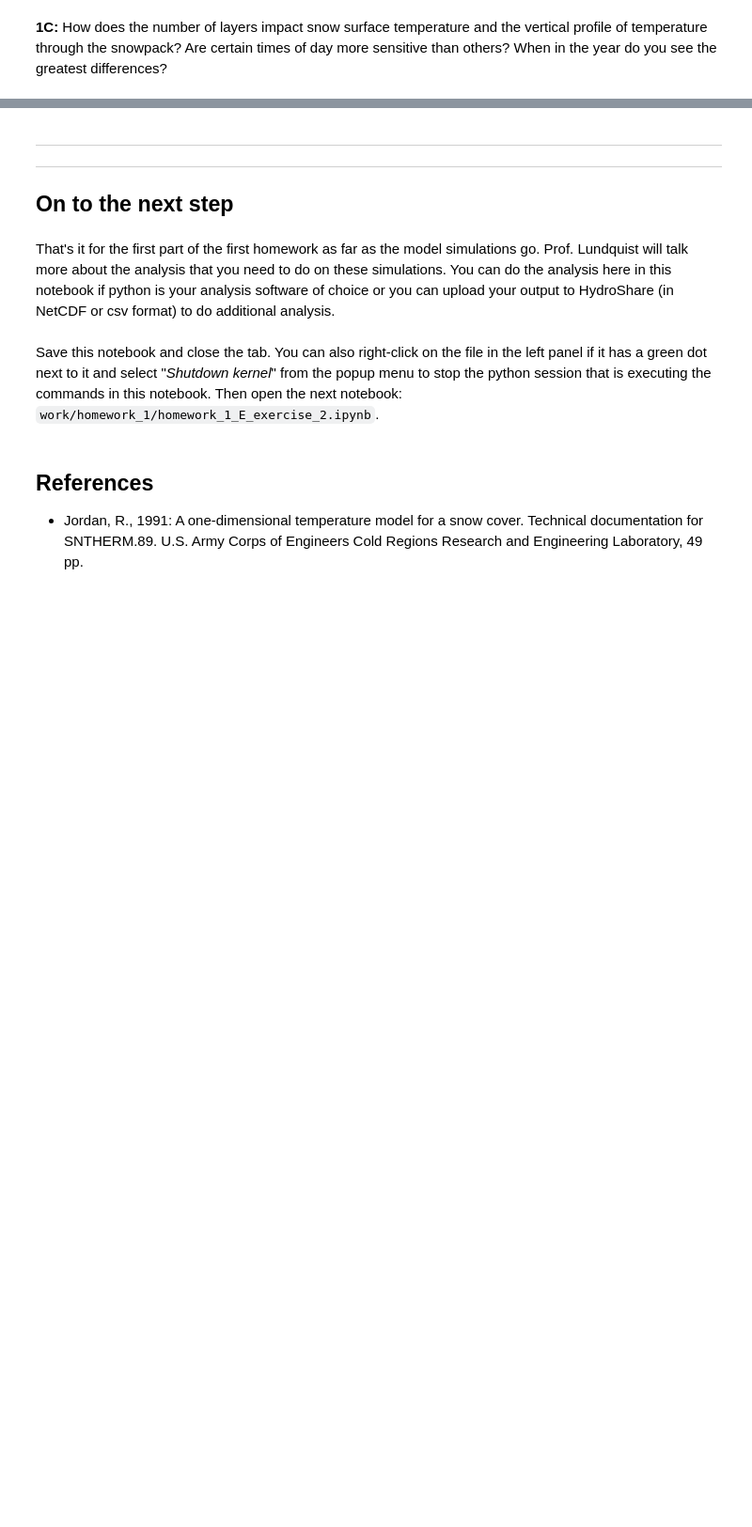
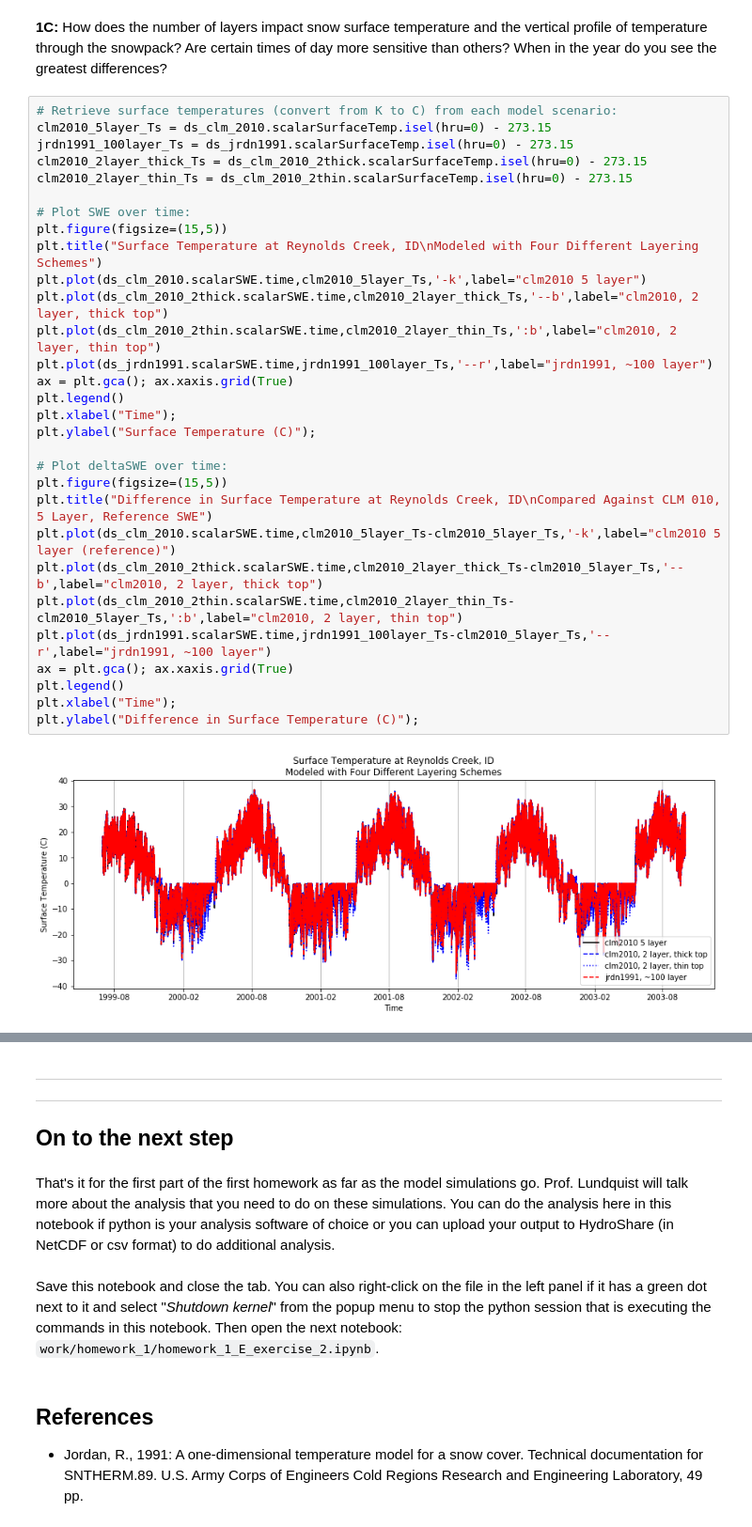
Before and after one commit to spestana/snowhydro-summa, a Jupyter notebook: homework_1/homework_1_D_exercise_1.ipynb, the cells around one changed output, grey strips where cells are left out. Shown at 94% size. Saved outputs shown, nothing was run; the diff lists cells and outputs as text; blank space fills up the shorter version.

```diff
--- a/homework_1/homework_1_D_exercise_1.ipynb
+++ b/homework_1/homework_1_D_exercise_1.ipynb
@@ -360,2 +370,34 @@ plt.ylabel("Difference in Snow Density (kg m-3)");
 # %% [markdown]
 __1C:__ How does the number of layers impact snow surface temperature and the vertical profile of temperature through the snowpack? Are certain times of day more sensitive than others? When in the year do you see the greatest differences?
+# %%
+# Retrieve surface temperatures (convert from K to C) from each model scenario:
+clm2010_5layer_Ts = ds_clm_2010.scalarSurfaceTemp.isel(hru=0) - 273.15
+jrdn1991_100layer_Ts = ds_jrdn1991.scalarSurfaceTemp.isel(hru=0) - 273.15
+clm2010_2layer_thick_Ts = ds_clm_2010_2thick.scalarSurfaceTemp.isel(hru=0) - 273.15
+clm2010_2layer_thin_Ts = ds_clm_2010_2thin.scalarSurfaceTemp.isel(hru=0) - 273.15
+
+# Plot SWE over time:
+plt.figure(figsize=(15,5))
+plt.title("Surface Temperature at Reynolds Creek, ID\nModeled with Four Different Layering Schemes")
+plt.plot(ds_clm_2010.scalarSWE.time,clm2010_5layer_Ts,'-k',label="clm2010 5 layer")
+plt.plot(ds_clm_2010_2thick.scalarSWE.time,clm2010_2layer_thick_Ts,'--b',label="clm2010, 2 layer, thick top")
+plt.plot(ds_clm_2010_2thin.scalarSWE.time,clm2010_2layer_thin_Ts,':b',label="clm2010, 2 layer, thin top")
+plt.plot(ds_jrdn1991.scalarSWE.time,jrdn1991_100layer_Ts,'--r',label="jrdn1991, ~100 layer")
+ax = plt.gca(); ax.xaxis.grid(True)
+plt.legend()
+plt.xlabel("Time");
+plt.ylabel("Surface Temperature (C)");
+
+# Plot deltaSWE over time:
+plt.figure(figsize=(15,5))
+plt.title("Difference in Surface Temperature at Reynolds Creek, ID\nCompared Against CLM 010, 5 Layer, Reference SWE")
+plt.plot(ds_clm_2010.scalarSWE.time,clm2010_5layer_Ts-clm2010_5layer_Ts,'-k',label="clm2010 5 layer (reference)")
+plt.plot(ds_clm_2010_2thick.scalarSWE.time,clm2010_2layer_thick_Ts-clm2010_5layer_Ts,'--b',label="clm2010, 2 layer, thick top")
+plt.plot(ds_clm_2010_2thin.scalarSWE.time,clm2010_2layer_thin_Ts-clm2010_5layer_Ts,':b',label="clm2010, 2 layer, thin top")
+plt.plot(ds_jrdn1991.scalarSWE.time,jrdn1991_100layer_Ts-clm2010_5layer_Ts,'--r',label="jrdn1991, ~100 layer")
+ax = plt.gca(); ax.xaxis.grid(True)
+plt.legend()
+plt.xlabel("Time");
+plt.ylabel("Difference in Surface Temperature (C)");
+# %% [output]
+[figure, added]
```
Also changed, not shown: parts of 14 cells of this notebook, 1 other file.
